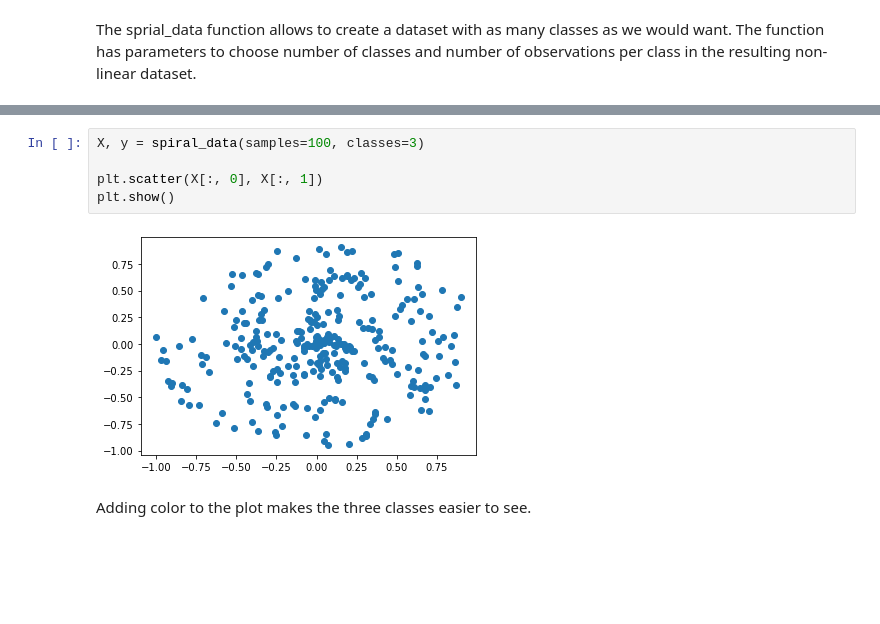
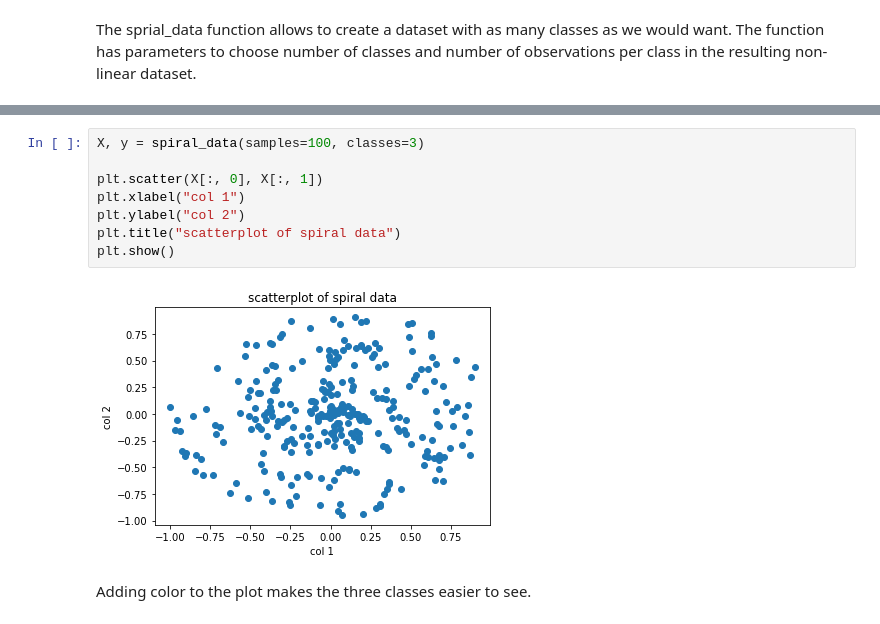
Before and after one commit to flyin01/nnfs, a Jupyter notebook: src/3.adding layers/training_data.ipynb, the cells around one changed output, grey strips where cells are left out. Drawn from its saved outputs; the diff is of its cells as text; blank space fills up the shorter version.

```diff
--- a/src/3.adding layers/training_data.ipynb
+++ b/src/3.adding layers/training_data.ipynb
@@ -32,10 +27,13 @@ Matplotlib is building the font cache; this may take a moment.
 # %%
 X, y = spiral_data(samples=100, classes=3)
 
 plt.scatter(X[:, 0], X[:, 1])
+plt.xlabel("col 1")
+plt.ylabel("col 2")
+plt.title("scatterplot of spiral data")
 plt.show()
 # %% [output]
-[figure, old version]
+[figure, new version]
 # %% [markdown]
 Adding color to the plot makes the three classes easier to see.
 # %%
```
Also changed, not shown: parts of 2 cells of this notebook.
